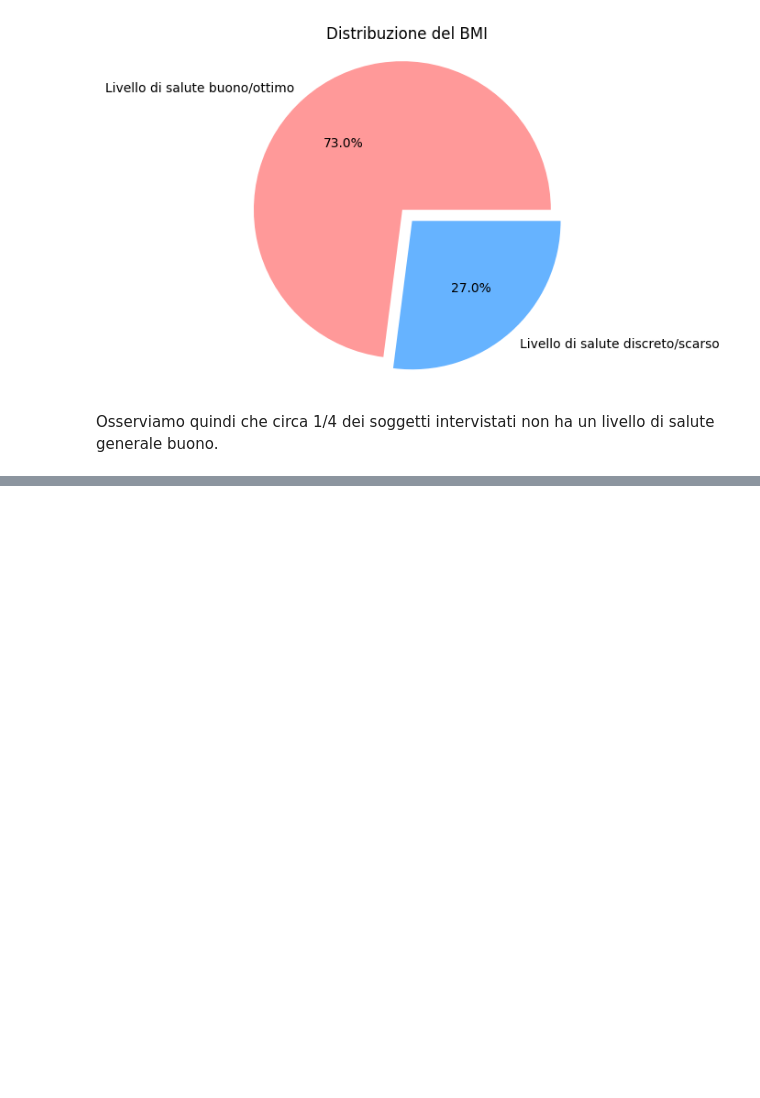
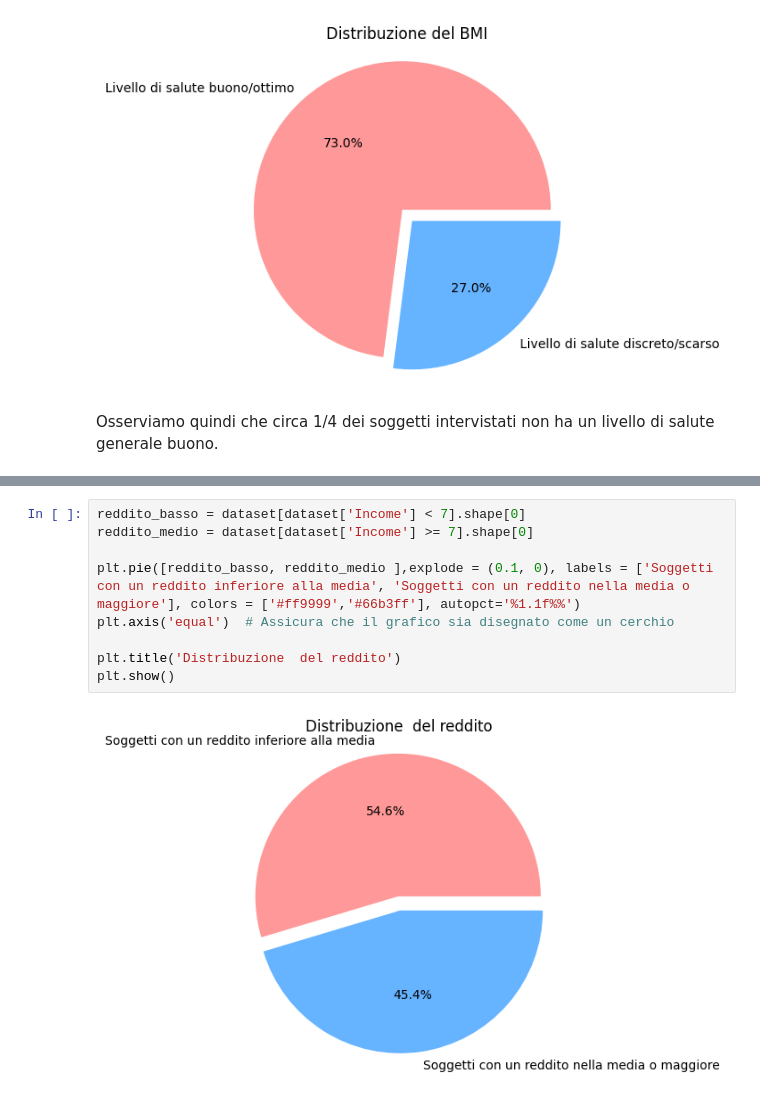
Before and after one commit to Aleversari15/ProgettoDataIntensive2024, a Jupyter notebook: diabetesHealth.ipynb, the cells around one changed output, grey strips where cells are left out. Drawn from its saved outputs; the diff is of its cells as text; blank space fills up the shorter version.

```diff
--- a/diabetesHealth.ipynb
+++ b/diabetesHealth.ipynb
@@ -238,0 +249,11 @@ Osserviamo quindi che circa 1/4 dei soggetti intervistati non ha un livello di s
+# %%
+reddito_basso = dataset[dataset['Income'] < 7].shape[0]
+reddito_medio = dataset[dataset['Income'] >= 7].shape[0]
+
+plt.pie([reddito_basso, reddito_medio ],explode = (0.1, 0), labels = ['Soggetti con un reddito inferiore alla media', 'Soggetti con un reddito nella media o maggiore'], colors = ['#ff9999','#66b3ff'], autopct='%1.1f%%')
+plt.axis('equal')  # Assicura che il grafico sia disegnato come un cerchio
+
+plt.title('Distribuzione  del reddito')
+plt.show()
+# %% [output]
+[figure, added]
```
Also changed, not shown: parts of 4 cells of this notebook.
